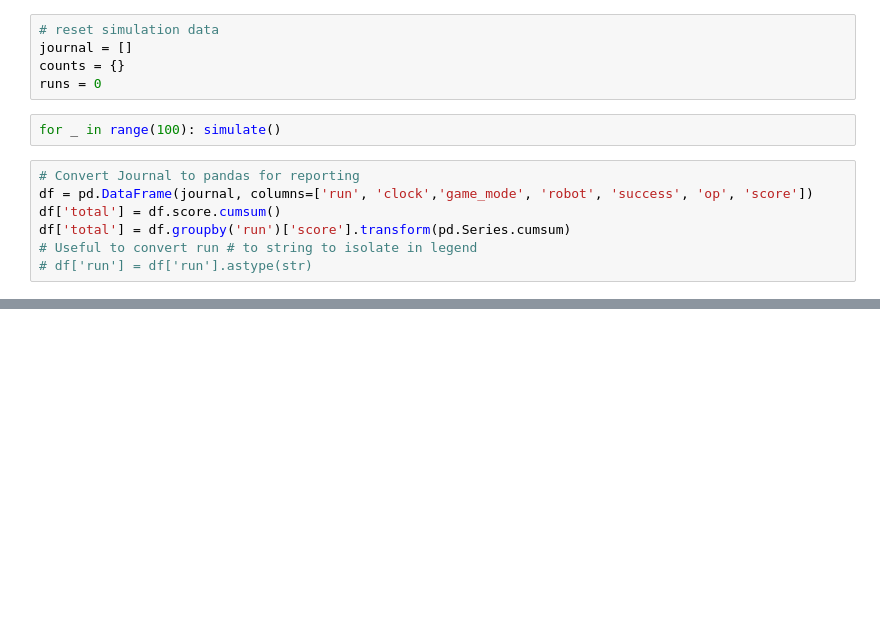
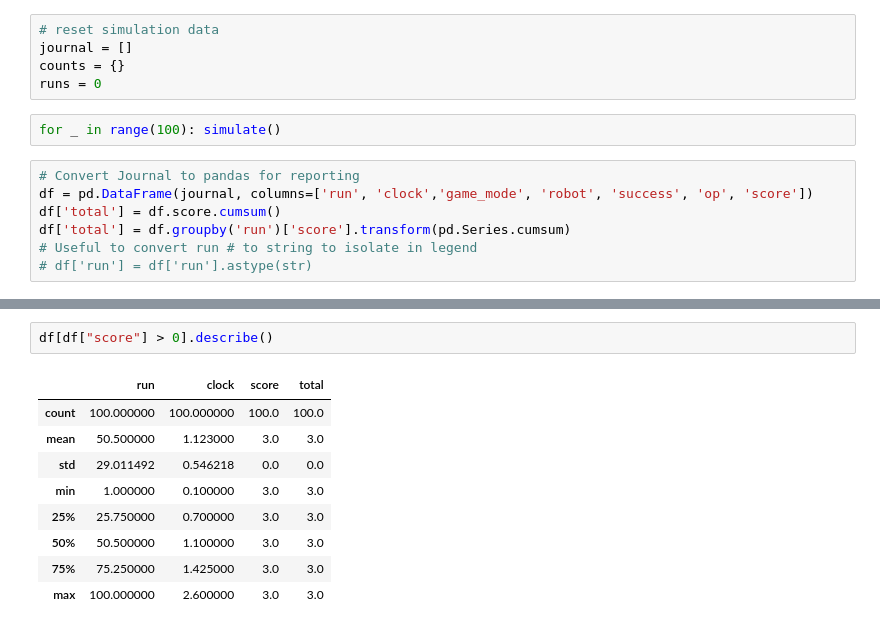
Before and after one commit to frc-862/pput, a Jupyter notebook: PPUT Similuator.ipynb, the cells around one changed output, grey strips where cells are left out. Cells and saved outputs as stored; diff of their text form; blank space fills up the shorter version.

```diff
--- a/PPUT Similuator.ipynb
+++ b/PPUT Similuator.ipynb
@@ -166,0 +175,12 @@ fig.show()
+# %%
+df[df["score"] > 0].describe()
+# %% [output]
+|  | run | clock | score | total |
+| count | 100.000000 | 100.000000 | 100.0 | 100.0 |
+| mean | 50.500000 | 1.123000 | 3.0 | 3.0 |
+| std | 29.011492 | 0.546218 | 0.0 | 0.0 |
+| min | 1.000000 | 0.100000 | 3.0 | 3.0 |
+| 25% | 25.750000 | 0.700000 | 3.0 | 3.0 |
+| 50% | 50.500000 | 1.100000 | 3.0 | 3.0 |
+| 75% | 75.250000 | 1.425000 | 3.0 | 3.0 |
+| max | 100.000000 | 2.600000 | 3.0 | 3.0 |
```
Also changed, not shown: parts of 5 cells of this notebook, 3 other files.
